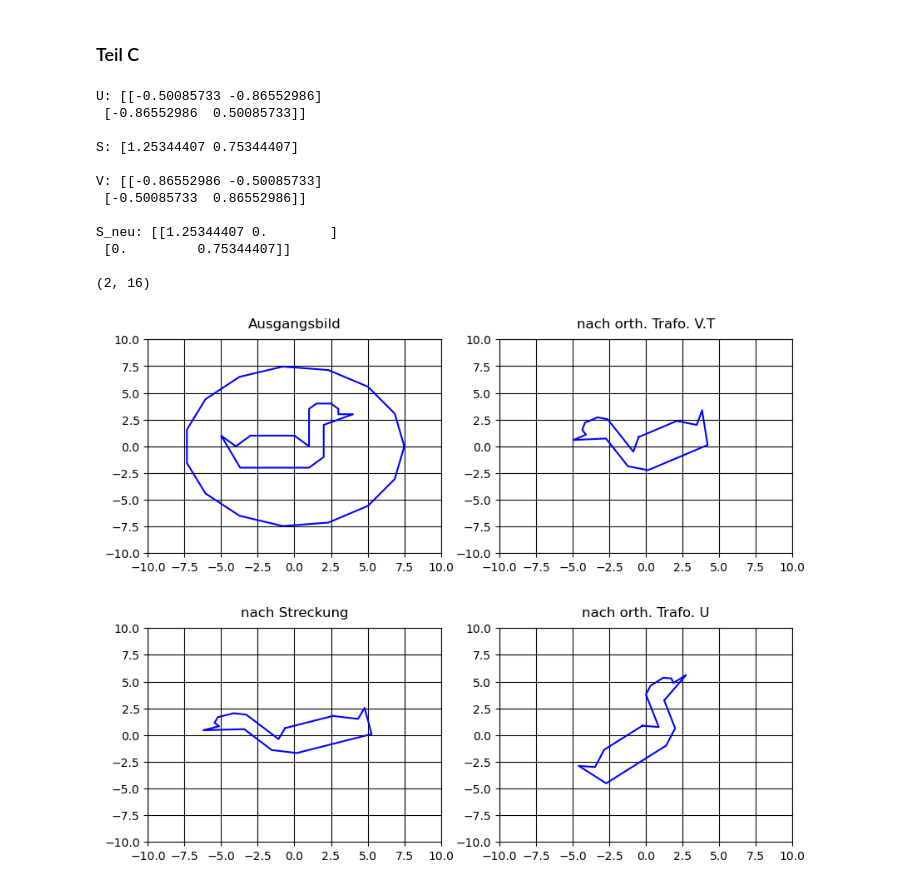
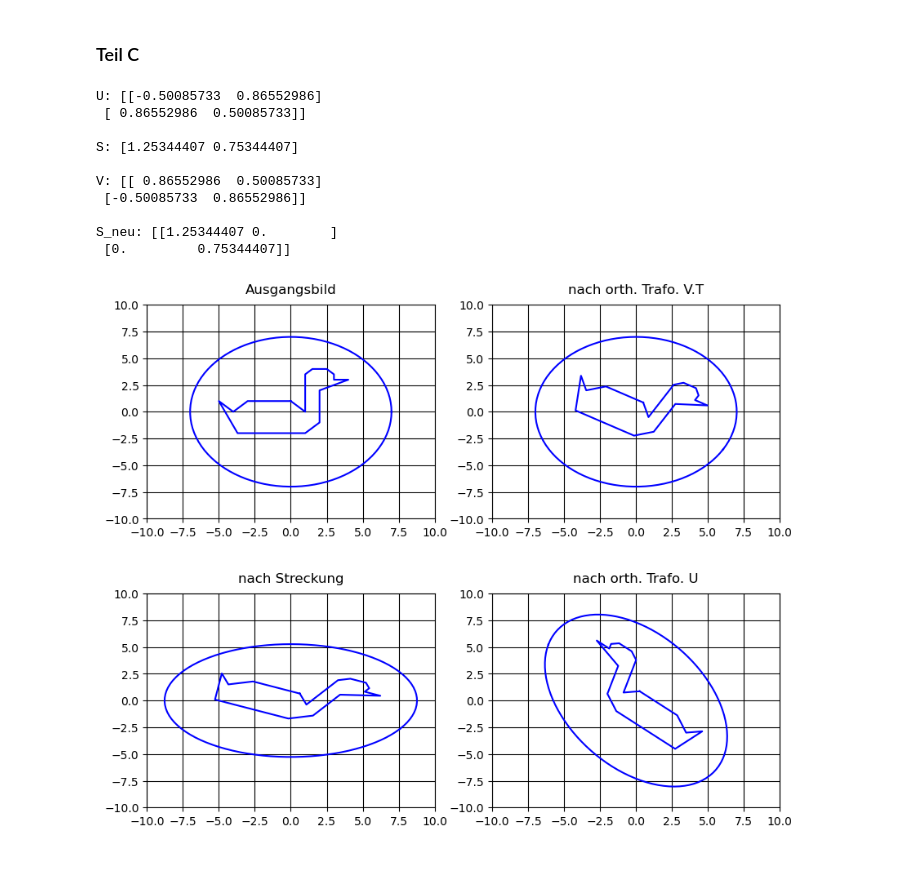
Before and after one commit to Javiermateor/Numerische-Mathematik-I-fuer-Ingenieure, a Jupyter notebook: HA2.ipynb, the cells around one changed output. Cells and saved outputs as stored; diff of their text form; code cells hidden in the pictures.

```diff
--- a/HA2.ipynb
+++ b/HA2.ipynb
@@ -203,10 +190,12 @@ def cart2pol(A, t):
 ente=np.array([[0, 1, 1, 1.5 ,2.5 ,3, 3, 4, 2, 2, 1, -3.7, -5, -4, -3, 0],
               [1, 0, 3.5, 4, 4, 3.5, 3, 3, 2, -1, -2, -2, 1, 0, 1, 1]])
 
-A=np.array([[0.87, -0.25],[0.75, 0.87]])
-kreis = cart2pol(ente, 2*math.pi)
+A=np.array([[-0.87, 0.25],[0.75, 0.87]])
 
-U, S, V = LA.svd(A, full_matrices=True)
+kreis = cart2pol(np.zeros((2,100)), 2*math.pi)
+
+U, S, V = LA.svd(A)
+
 print(f'U: {U} \n')
 print(f'S: {S} \n')
 print(f'V: {V} \n')
@@ -216,9 +205,6 @@ S_neu = np.zeros((d, d))
 S_neu = np.diag(S)
 
 print(f'S_neu: {S_neu} \n')
-
-
-
 
 f1= plt.figure(figsize=(10,8), dpi=100)
 
@@ -240,18 +226,17 @@ ax2 = plt.subplot(2,2,2)
 
 plt.title("nach orth. Trafo. V.T", pad ='10')
 
-ente2 = np.matmul(V, ente)
-ente2=V@ente
+ente2= V.dot(ente)
+
+kreis2 = V.dot(kreis.T).T
 # kreis2 = np.matmul(V, kreis.T)
-
-print(kreis.T.shape)
 
 plt.xlim(-10, 10)
 plt.ylim(-10, 10)
 plt.grid(color='k')
 
 plt.plot(ente2[0,:], ente2[1,:], color='blue')
-# plt.plot(kreis2[:,0], kreis2[:,1], color='blue')
+plt.plot(kreis2[:,0], kreis2[:,1], color='blue')
 
 
 
@@ -259,7 +244,8 @@ plt.plot(ente2[0,:], ente2[1,:], color='blue')
 
 ax3 = plt.subplot(2,2,3)
 
-ente3 = np.matmul(S_neu, ente2)
+ente3 = S_neu.dot(ente2)
+kreis3 = S_neu.dot(kreis2.T).T
 # kreis3 = np.matmul(S_neu, kreis2).T
 
 
@@ -270,46 +256,43 @@ plt.grid(color='k')
 
 
 plt.plot(ente3[0,:], ente3[1,:], color='blue')
-# plt.plot(kreis3[:,0], kreis3[:,1], color='blue')
+plt.plot(kreis3[:,0], kreis3[:,1], color='blue')
 
 
 # 4.Subplot: nach orth. Trafo. U
 
 ax4 = plt.subplot(2,2,4)
 
-ente4 = np.matmul(U, ente3)
-ente4 = U@ente3
+ente4 = U.dot(ente3)
+kreis4 = U.dot(kreis3.T).T
 # kreis4 = np.matmul(U, kreis3.T)
 
 plt.title("nach orth. Trafo. U", pad ='10')
 plt.xlim(-10, 10)
 plt.ylim(-10, 10)
 plt.grid(color='k')
 
-
 plt.plot(ente4[0,:], ente4[1,:], color='blue')
-# plt.plot(kreis4[:,0], kreis4[:,1], color='blue')
+plt.plot(kreis4[:,0], kreis4[:,1], color='blue')
 
 
 #Plots Einstellungen
 plt.subplots_adjust(hspace=0.35)
 plt.show()
 
 #Auswahl von rho und Auflösung von der Matrix Kreis ----> phi Werte.... linspace vergrößern?
 # Auswahl der Werte für die Matrix A
 # Die Werte für die Etikette der Achesen anpassen
 # was bedeutet orth. Trafo. U und V.T? Sind das direkt die Matrixen U und V.T aus der Funktion np.linalg.svd()?
 # %% [output]
-U: [[-0.50085733 -0.86552986]
- [-0.86552986  0.50085733]]
+U: [[-0.50085733  0.86552986]
+ [ 0.86552986  0.50085733]]
 
 S: [1.25344407 0.75344407]
 
-V: [[-0.86552986 -0.50085733]
+V: [[ 0.86552986  0.50085733]
  [-0.50085733  0.86552986]]
 
 S_neu: [[1.25344407 0.        ]
  [0.         0.75344407]]
-
-(2, 16)
-[figure, old version]
+[figure, new version]
```
Also changed, not shown: parts of 4 cells of this notebook.
